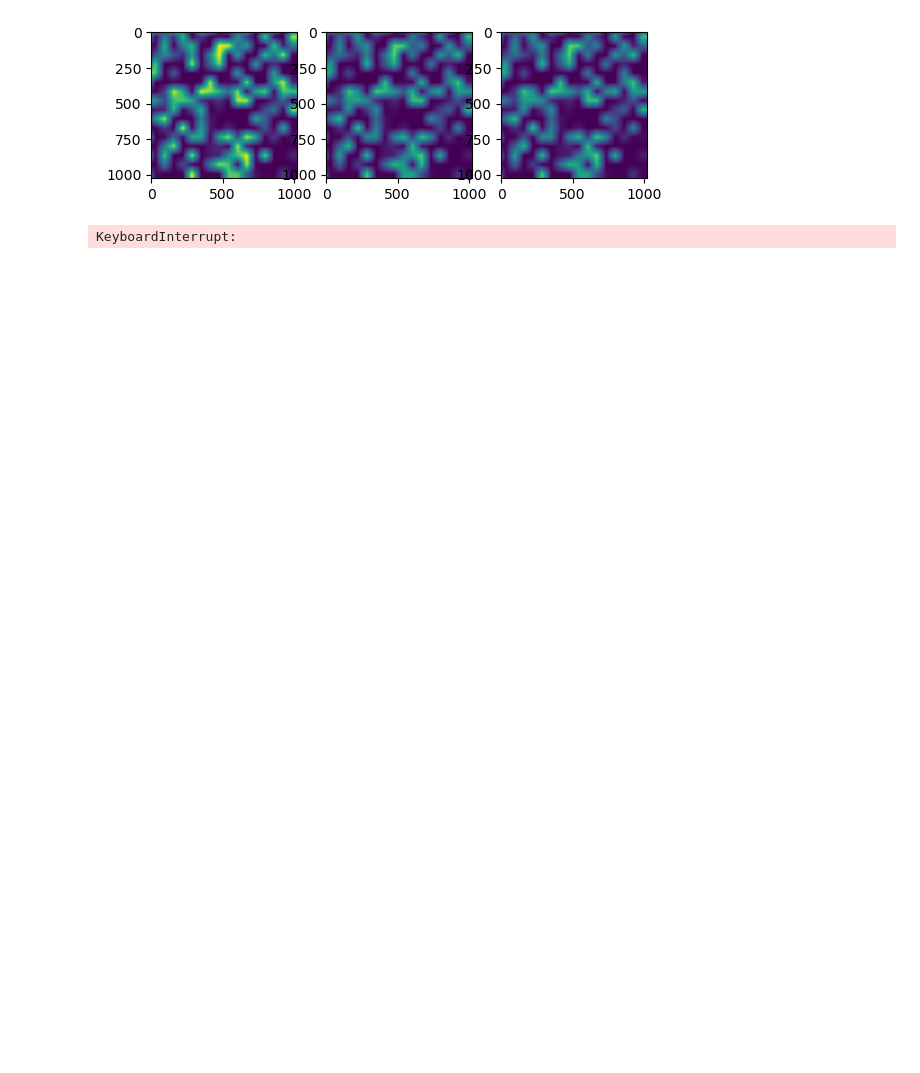
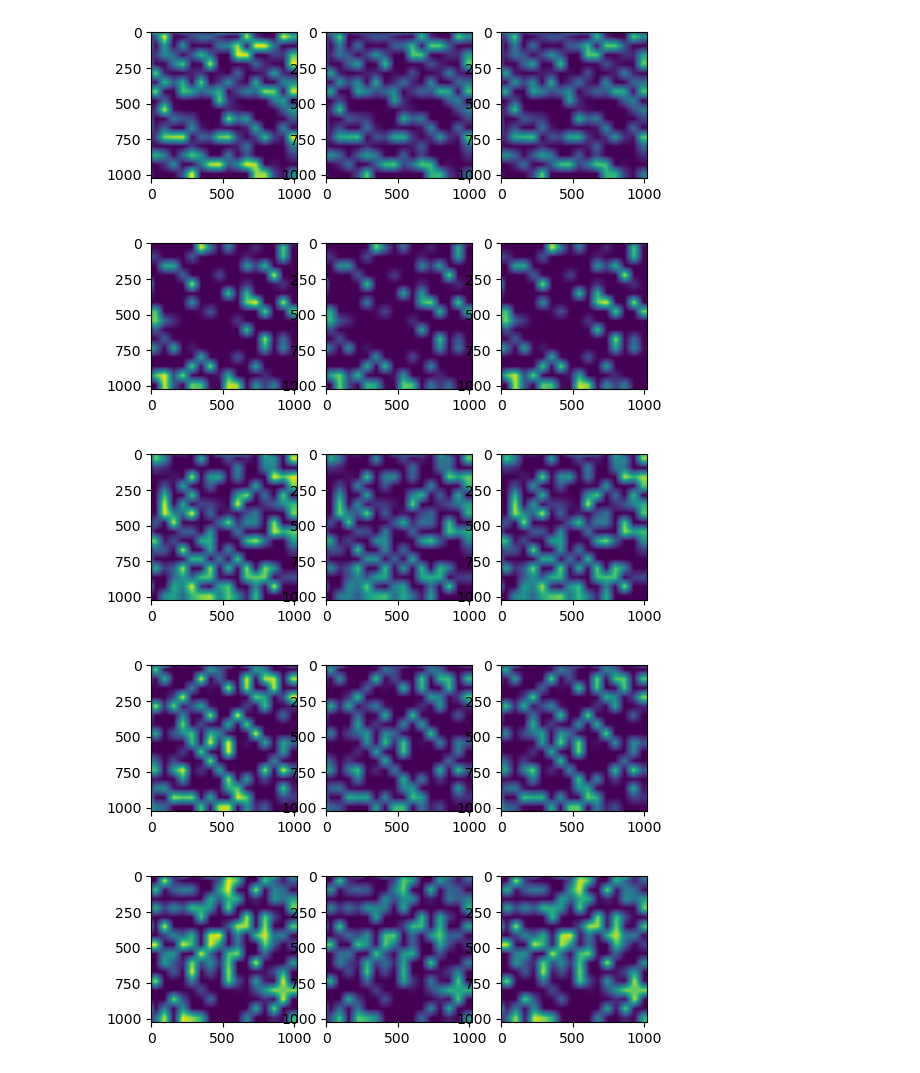
Before and after one commit to JiangguoZhang/pix2pixHD, a Jupyter notebook: data_generator/pseudoimggen.ipynb, the cells around one changed output. Drawn from its saved outputs; the diff is of its cells as text; code cells hidden in the pictures; blank space fills up the shorter version.

```diff
--- a/data_generator/pseudoimggen.ipynb
+++ b/data_generator/pseudoimggen.ipynb
@@ -85,36 +85,39 @@ k = [1, 0.189, 0.189*2, 0.189*4, 0.189/2, 0.189/5, 0.189/10, 0.189/100]
 
 base_path = '/home/xavier/Documents/Tao-ImageSet/python_synthesized'
 
-for fidx in range(6):
+for fidx in range(1):
     folderpath = os.path.join(base_path, 'group_' + str(fidx))
     os.makedirs(folderpath, exist_ok=True)
     os.chdir(folderpath)
 
     lp_length = int(32 * 2**fidx)
 
     for j in k:
         subfname = str(j)
         os.makedirs(subfname, exist_ok=True)
 
-        for i in range(100):
+        for i in range(1):
             img_temp = caimgen(lp_length, 1024)
             # Adding noise and blurring (assuming speckle noise and blur functions are defined)
             img_temp2 = random_noise(np.uint16(img_temp), mode='speckle') # img_temp + np.random.randn(*img_temp.shape)
             img_blur_temp = blurgen(img_temp2, j)
 
             img_gt = img_temp[:, 1024:]
             img_gtn = img_temp2[:, 1024:]
             img_blur = img_blur_temp[:, 1024:]
             fig, axs = plt.subplots(1, 3)
             axs[0].imshow(img_gt)
             axs[1].imshow(img_gtn)
             axs[2].imshow(img_blur)
             plt.show()
             Image.fromarray(img_gt.astype(np.uint16)).save(f'{subfname}/gt_k={j}_{i}.tif')
             Image.fromarray(img_gtn.astype(np.uint16)).save(f'{subfname}/gtn_k={j}_{i}.tif')
             Image.fromarray(img_blur.astype(np.uint16)).save(f'{subfname}/k={j}_{i}.tif')
 
         os.chdir(folderpath)
 # %% [output]
-[figure, old version]
+[figure, new version]
-KeyboardInterrupt:
+[figure, added]
+[figure, added]
+[figure, added]
+[figure, added]
```
Also changed, not shown: parts of 1 cell of this notebook, 2 other files.
